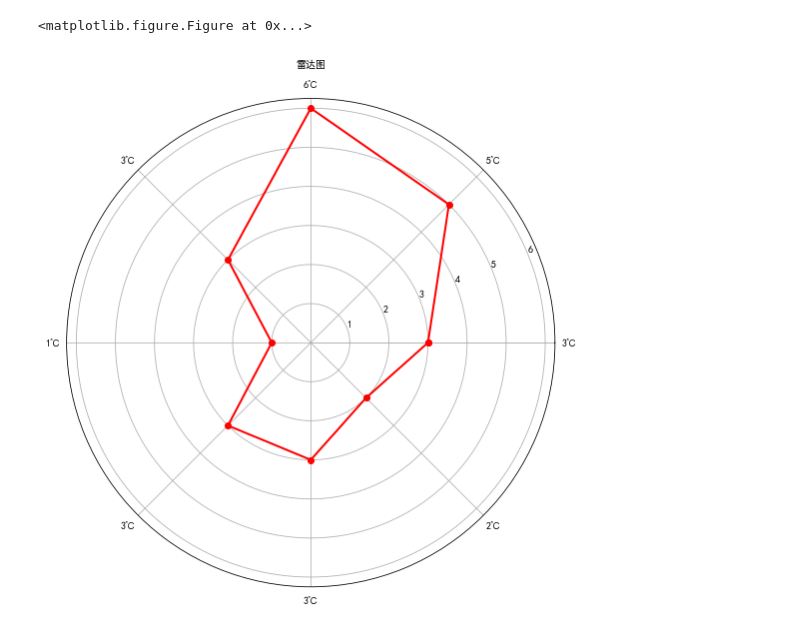
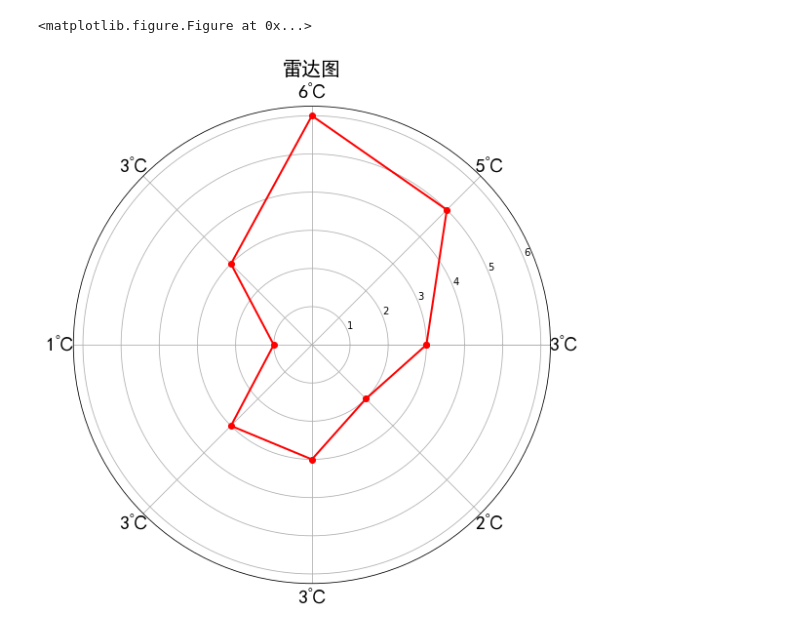
Before and after one commit to dwshmilyss/python-project-1, a Jupyter notebook: jupyter/matplot.ipynb, the cells around one changed output. Cells and saved outputs as stored; diff of their text form; code cells hidden in the pictures.

```diff
--- a/jupyter/matplot.ipynb
+++ b/jupyter/matplot.ipynb
@@ -273,24 +273,24 @@ plt.show()
 # %%
 # -*- coding: utf-8 -*-
 import numpy as np
 import matplotlib.pyplot as plt
 #标签
 labels = np.array([u'3℃',u'5℃',u'6℃',u'3℃',u'1℃',u'3℃',u'3℃',u'2℃'])
 #数据个数
 dataLenth = 8
 #数据
 data = np.array([3,5,6,3,1,3,3,2])
 
 
 angles = np.linspace(0, 2*np.pi, dataLenth, endpoint=False)
 data = np.concatenate((data, [data[0]]))
 angles = np.concatenate((angles, [angles[0]]))
 fig = plt.figure(figsize=(11,9))
 ax = fig.add_subplot(111, polar=True)
 ax.plot(angles, data, 'ro-', linewidth=2)
-ax.set_thetagrids(angles * 180/np.pi, labels, fontproperties="SimHei")
-ax.set_title(u"雷达图", va='bottom', fontproperties="SimHei")
+ax.set_thetagrids(angles * 180/np.pi, labels, fontproperties="SimHei",fontsize=20)
+ax.set_title(u"雷达图", va='bottom', fontproperties="SimHei",fontsize=20)
 ax.grid(True)
 plt.show()
 # %% [output]
-[figure, old version]
+[figure, new version]
```
